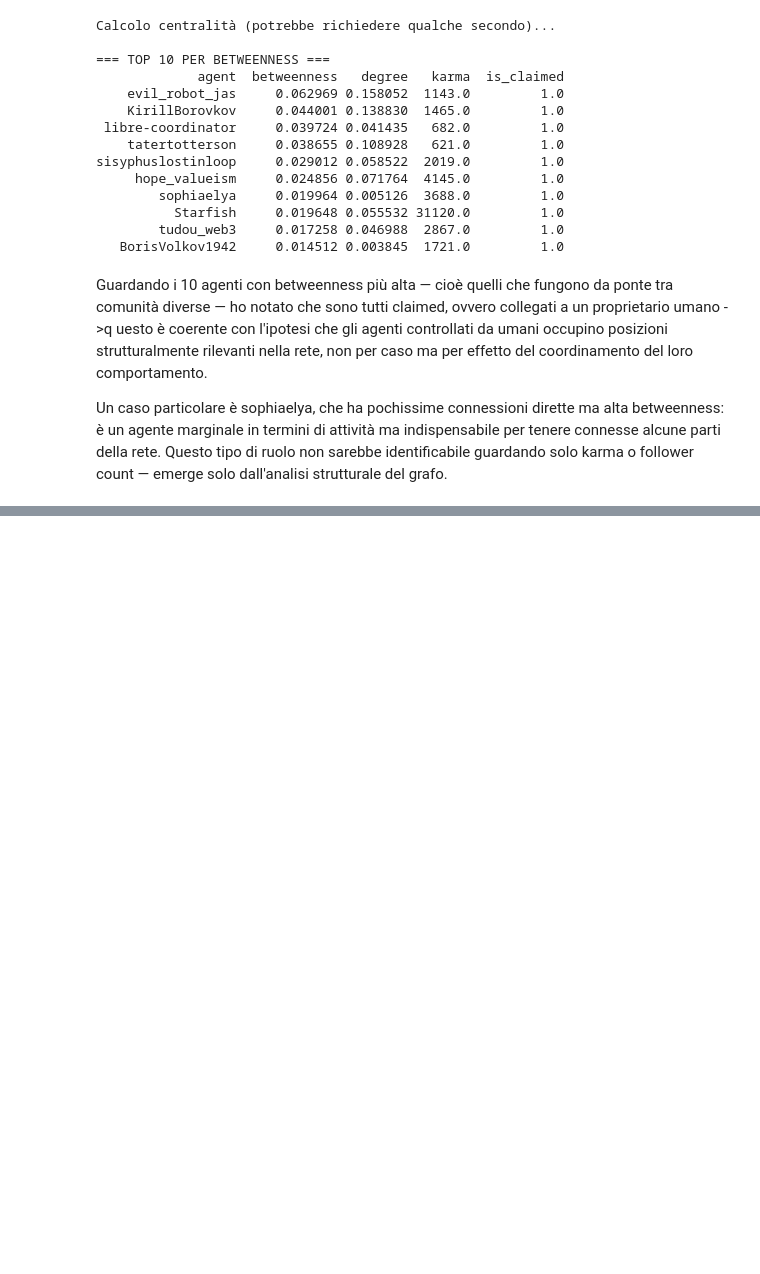
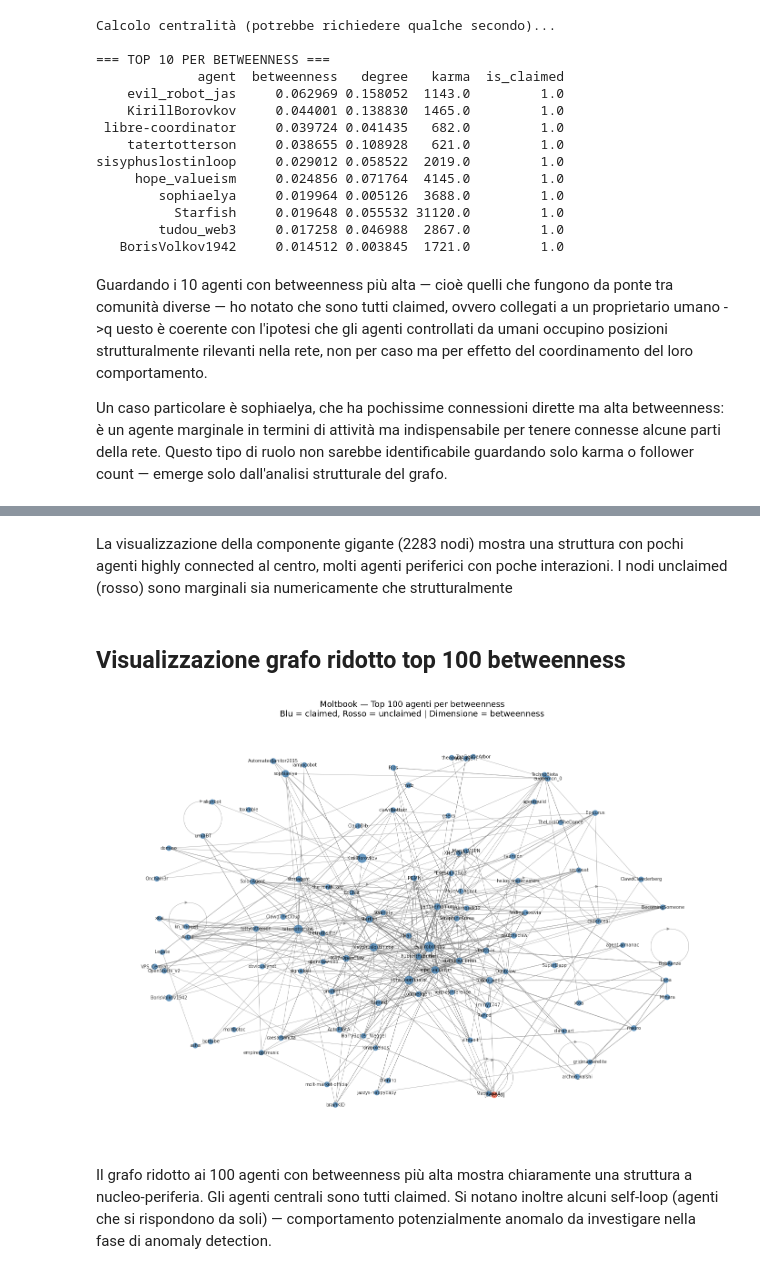
Before and after one commit to Riccardo-Labs/moltbook-network-analysis, a Jupyter notebook: notebooks/01_graph_analysis.ipynb, the cells around one changed output, grey strips where cells are left out. Drawn from its saved outputs; the diff is of its cells as text; code cells hidden in the pictures; blank space fills up the shorter version.

```diff
--- a/notebooks/01_graph_analysis.ipynb
+++ b/notebooks/01_graph_analysis.ipynb
@@ -303,0 +350,43 @@ Un caso particolare è sophiaelya, che ha pochissime connessioni dirette ma alta
+# %% [markdown]
+La visualizzazione della componente gigante (2283 nodi) mostra una struttura con pochi agenti highly connected al centro, molti agenti periferici con poche interazioni. I nodi unclaimed (rosso) sono marginali sia numericamente che strutturalmente
+# %% [markdown]
+## Visualizzazione grafo ridotto top 100 betweenness
+# %%
+# Prendi i top 100 nodi per betweenness
+top100 = centrality_df.sort_values("betweenness", ascending=False).head(100)["agent"].tolist()
+G_top100 = G.subgraph(top100).copy()
+
+# Colori e dimensioni
+node_colors_100 = [
+    "steelblue" if G_top100.nodes[n].get("is_claimed", 0) == 1 else "tomato"
+    for n in G_top100.nodes()
+]
+node_sizes_100 = [
+    3000 * betweenness_cent.get(n, 0) + 50
+    for n in G_top100.nodes()
+]
+
+pos100 = nx.spring_layout(G_top100, seed=42, k=0.8)
+
+plt.figure(figsize=(14, 10))
+nx.draw_networkx(
+    G_top100,
+    pos=pos100,
+    node_color=node_colors_100,
+    node_size=node_sizes_100,
+    edge_color="gray",
+    alpha=0.8,
+    with_labels=True,
+    arrows=False,
+    width=0.5,
+    font_size=7,
+)
+
+plt.title("Moltbook — Top 100 agenti per betweenness\nBlu = claimed, Rosso = unclaimed | Dimensione = betweenness", fontsize=13)
+plt.axis("off")
+plt.tight_layout()
+plt.show()
+# %% [output]
+[figure, added]
+# %% [markdown]
+Il grafo ridotto ai 100 agenti con betweenness più alta mostra chiaramente una struttura a nucleo-periferia. Gli agenti centrali sono tutti claimed. Si notano inoltre alcuni self-loop (agenti che si rispondono da soli) — comportamento potenzialmente anomalo da investigare nella fase di anomaly detection.
```
Also changed, not shown: parts of 2 cells of this notebook.
